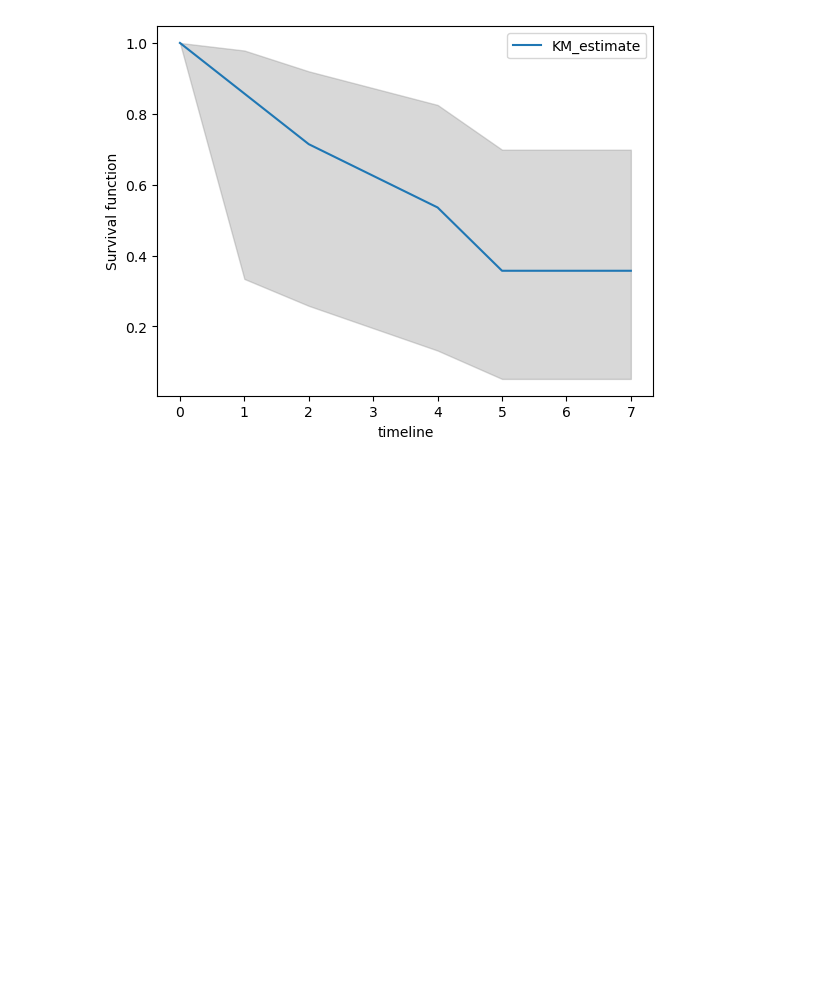
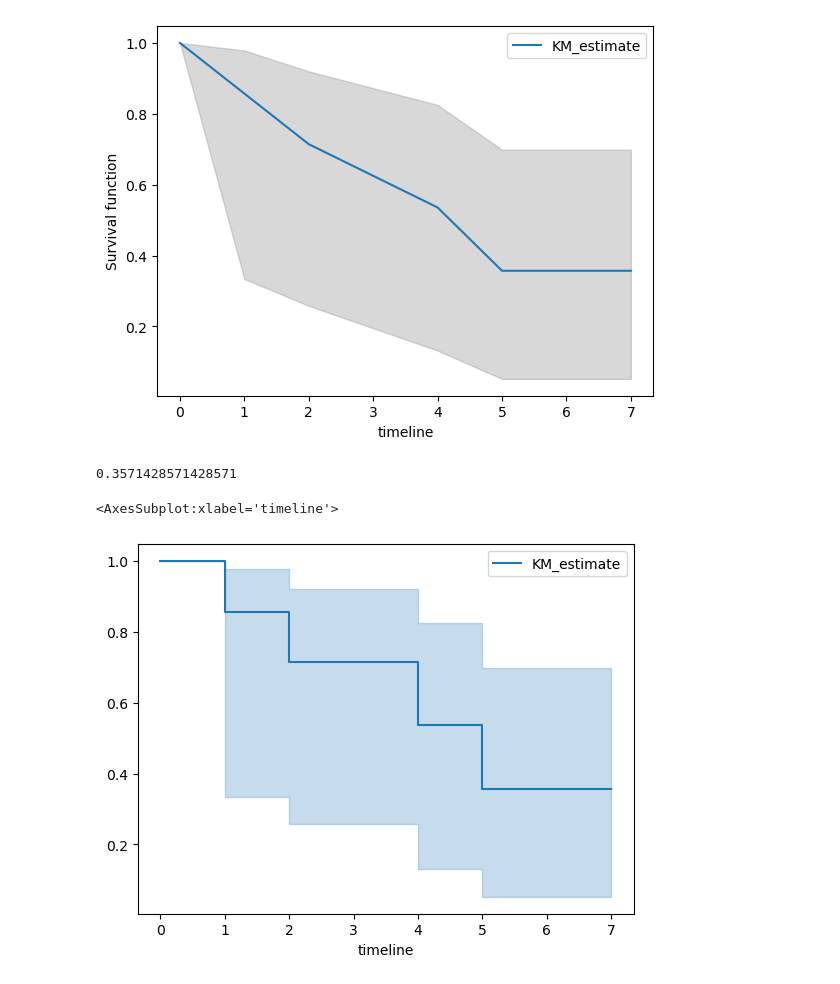
Before and after one commit to skadudd/adDev, a Jupyter notebook: DA_study/ml_basic/survivor_KM.ipynb, the cells around one changed output. Drawn from its saved outputs; the diff is of its cells as text; code cells hidden in the pictures; blank space fills up the shorter version.

```diff
--- a/DA_study/ml_basic/survivor_KM.ipynb
+++ b/DA_study/ml_basic/survivor_KM.ipynb
@@ -248,3 +248,12 @@ plt.ylabel('Survival function')
 # %% [output]
 Text(0, 0.5, 'Survival function')
 [figure]
+# %%
+kmf.predict(5)
+# %% [output]
+0.3571428571428571
+# %%
+kmf.plot()
+# %% [output]
+<AxesSubplot:xlabel='timeline'>
+[figure, added]
```
Also changed, not shown: parts of 2 cells of this notebook, 4 other files.
